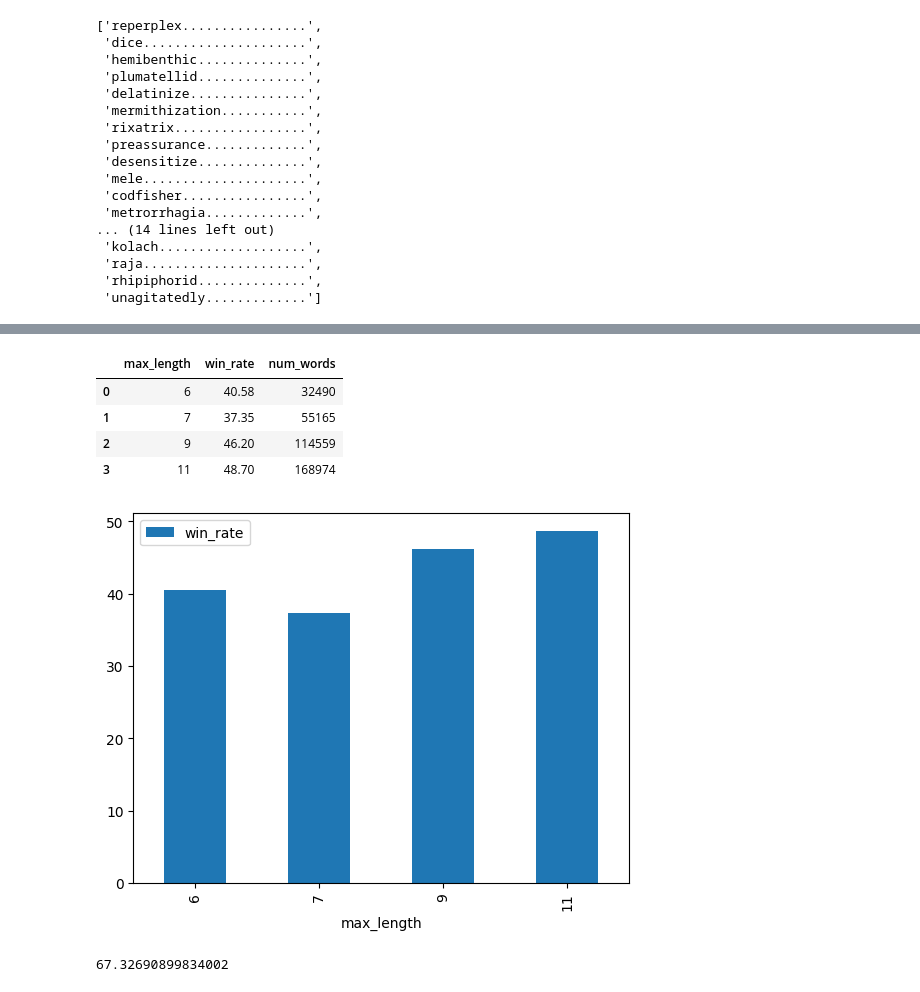
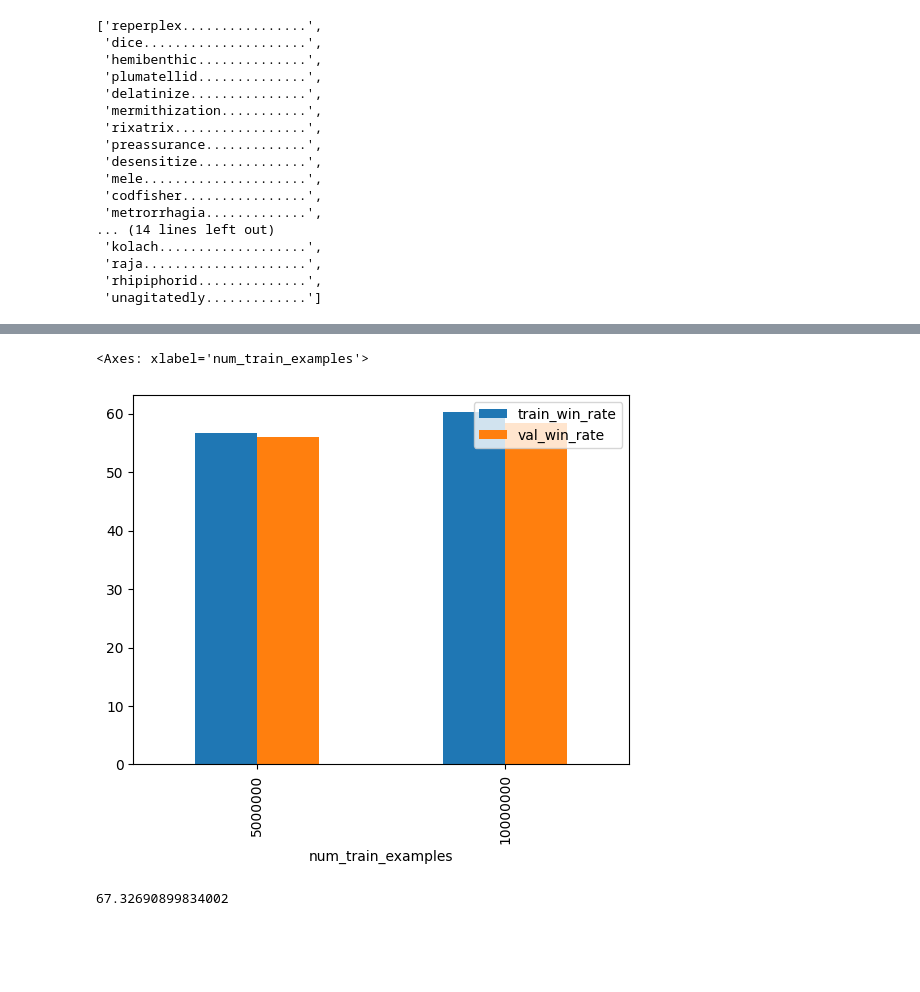
Before and after one commit to cweill/transformer-hangman-solver, a Jupyter notebook: hangman.ipynb, the cells around one changed output, grey strips where cells are left out. Saved outputs shown, nothing was run; the diff lists cells and outputs as text; code cells hidden in the pictures; blank space fills up the shorter version.

Commit message:
58.4% win rate on out of sample words.

```diff
--- a/hangman.ipynb
+++ b/hangman.ipynb
@@ -452,31 +505,24 @@ masked_word reperplex................ ['i', 'e', 'r', 'd', 'l', 'a', 'g', 'p', '
-# %%
-windf = pd.DataFrame(
-    {
-        "max_length": [6, 7, 9, 11, 24],
-        "win_rate": [
-            40.58,
-            37.35,
-            46.20,
-            48.70,
-            61.20,
-        ],
-        "num_words": [
-            32490,
-            55165,
-            114559,
-            168974,
-        ],
-    }
-)
-windf.plot.bar(x="max_length", y="win_rate")
-windf
-# %% [output]
-|  | max_length | win_rate | num_words |
-| 0 | 6 | 40.58 | 32490 |
-| 1 | 7 | 37.35 | 55165 |
-| 2 | 9 | 46.20 | 114559 |
-| 3 | 11 | 48.70 | 168974 |
-[figure, removed]
+# %%
+windf = pd.DataFrame(
+    {
+        "train_win_rate": [
+            56.63,
+            60.2,
+        ],
+        "val_win_rate": [
+            56.03,
+            58.43,
+        ],
+        "num_train_examples": [
+            5000000,
+            10000000,
+        ],
+    }
+)
+windf.plot.bar(x="num_train_examples", y=["train_win_rate", "val_win_rate"])
+# %% [output]
+<Axes: xlabel='num_train_examples'>
+[figure, added]
 # %%
 windf = pd.DataFrame(
     {
```
Also changed, not shown: parts of 11 cells of this notebook.
